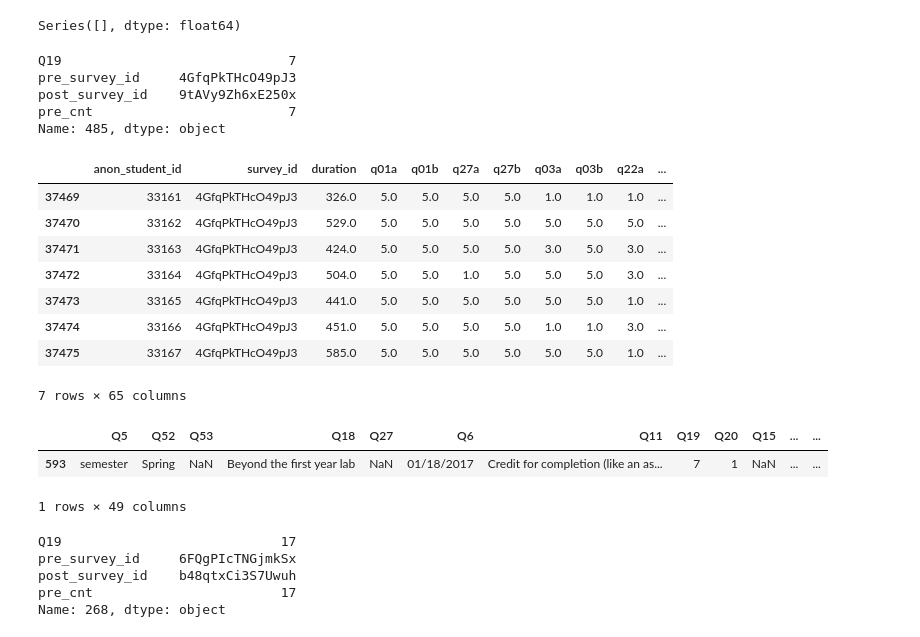
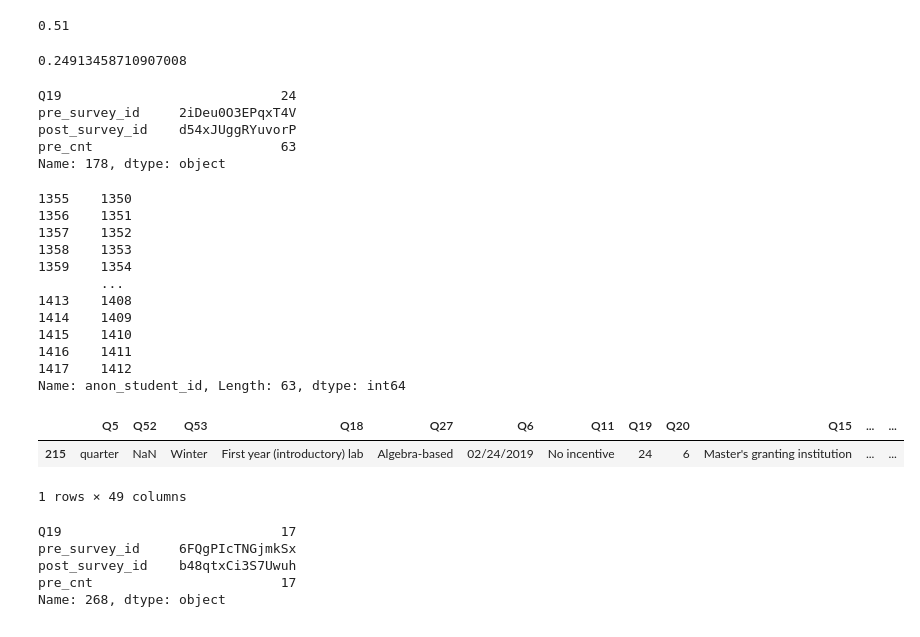
Before and after one commit to Lewandowski-Labs-PER/eclass-public, a Jupyter notebook: summary statistics.ipynb, the cells around one changed output. Drawn from its saved outputs; the diff is of its cells as text; code cells hidden in the pictures.

```diff
--- a/summary statistics.ipynb
+++ b/summary statistics.ipynb
@@ -105,5 +125,12 @@ Average =/-std students in BUFFY lab courses: 41.19 +/- 90.23
 Algebra based intro courses: 141
 Calculus based intro courses: 222
+# %%
+matched_cnt = pre.set_index('anon_student_id').join(post.set_index('anon_student_id'), rsuffix='_post').dropna(subset=['q01a', 'q01a_post']).groupby('survey_id').count().duration.reset_index()
+matched_cnt.columns = ['pre_survey_id', 'cnt']
+matched_cnt = cis.merge(matched_cnt)[['pre_survey_id', 'Q19', 'cnt']]
+round((matched_cnt.cnt/matched_cnt.Q19).apply(lambda x: x if x <= 1 else np.nan).dropna().mean(), 2)
+# %% [output]
+0.51
 # %%
 pre_completion = pre.groupby('survey_id').count().anon_student_id.reset_index()
 pre_completion.columns = ['pre_survey_id', 'pre_cnt']
@@ -113,34 +140,38 @@ cisq19 = cis[['Q19', 'pre_survey_id', 'post_survey_id']]
 # cisq19.set_index('pre_survey_id').join(pre_completion.set_index('post_survey_id'))
 # cisq19.merge(pre_completion).merge(post_completion)
 pre19 = cisq19.merge(pre_completion)
-(pre19.pre_cnt/pre19.Q19).apply(lambda x: x if x ==2 else np.nan).dropna()
+# (pre19.pre_cnt/pre19.Q19).apply(lambda x: x if x ==2 else np.nan).dropna()
+(pre19.pre_cnt/pre19.Q19).apply(lambda x: x if x <= 1 else np.nan).dropna().std()
 # %% [output]
-Series([], dtype: float64)
+0.24913458710907008
 # %%
-pre19.loc[485]
+pre19.loc[178]
 # %% [output]
-Q19                             7
-pre_survey_id     4GfqPkTHcO49pJ3
-post_survey_id    9tAVy9Zh6xE250x
-pre_cnt                         7
-Name: 485, dtype: object
+Q19                            24
+pre_survey_id     2iDeu0O3EPqxT4V
+post_survey_id    d54xJUggRYuvorP
+pre_cnt                        63
+Name: 178, dtype: object
 # %%
-pre[pre.survey_id=='4GfqPkTHcO49pJ3']
+pre[pre.survey_id=='2iDeu0O3EPqxT4V'].anon_student_id
 # %% [output]
-|  | anon_student_id | survey_id | duration | q01a | q01b | q27a | q27b | q03a | q03b | q22a | ... |
-| 37469 | 33161 | 4GfqPkTHcO49pJ3 | 326.0 | 5.0 | 5.0 | 5.0 | 5.0 | 1.0 | 1.0 | 1.0 | ... |
-| 37470 | 33162 | 4GfqPkTHcO49pJ3 | 529.0 | 5.0 | 5.0 | 5.0 | 5.0 | 5.0 | 5.0 | 5.0 | ... |
-| 37471 | 33163 | 4GfqPkTHcO49pJ3 | 424.0 | 5.0 | 5.0 | 5.0 | 5.0 | 3.0 | 5.0 | 3.0 | ... |
-| 37472 | 33164 | 4GfqPkTHcO49pJ3 | 504.0 | 5.0 | 5.0 | 1.0 | 5.0 | 5.0 | 5.0 | 3.0 | ... |
-| 37473 | 33165 | 4GfqPkTHcO49pJ3 | 441.0 | 5.0 | 5.0 | 5.0 | 5.0 | 5.0 | 5.0 | 1.0 | ... |
-| 37474 | 33166 | 4GfqPkTHcO49pJ3 | 451.0 | 5.0 | 5.0 | 5.0 | 5.0 | 1.0 | 1.0 | 3.0 | ... |
-| 37475 | 33167 | 4GfqPkTHcO49pJ3 | 585.0 | 5.0 | 5.0 | 5.0 | 5.0 | 5.0 | 5.0 | 1.0 | ... |
-7 rows × 65 columns
+1355    1350
+1356    1351
+1357    1352
+1358    1353
+1359    1354
+        ...
+1413    1408
+1414    1409
+1415    1410
+1416    1411
+1417    1412
+Name: anon_student_id, Length: 63, dtype: int64
 # %%
-cis[cis.pre_survey_id=='4GfqPkTHcO49pJ3']
+cis[cis.pre_survey_id=='2iDeu0O3EPqxT4V']
 # %% [output]
 |  | Q5 | Q52 | Q53 | Q18 | Q27 | Q6 | Q11 | Q19 | Q20 | Q15 | ... | ... |
-| 593 | semester | Spring | NaN | Beyond the first year lab | NaN | 01/18/2017 | Credit for completion (like an as... | 7 | 1 | NaN | ... | ... |
+| 215 | quarter | NaN | Winter | First year (introductory) lab | Algebra-based | 02/24/2019 | No incentive | 24 | 6 | Master's granting institution | ... | ... |
 1 rows × 49 columns
 # %%
 pre19.loc[268]
```
Also changed, not shown: parts of 1 cell of this notebook.
